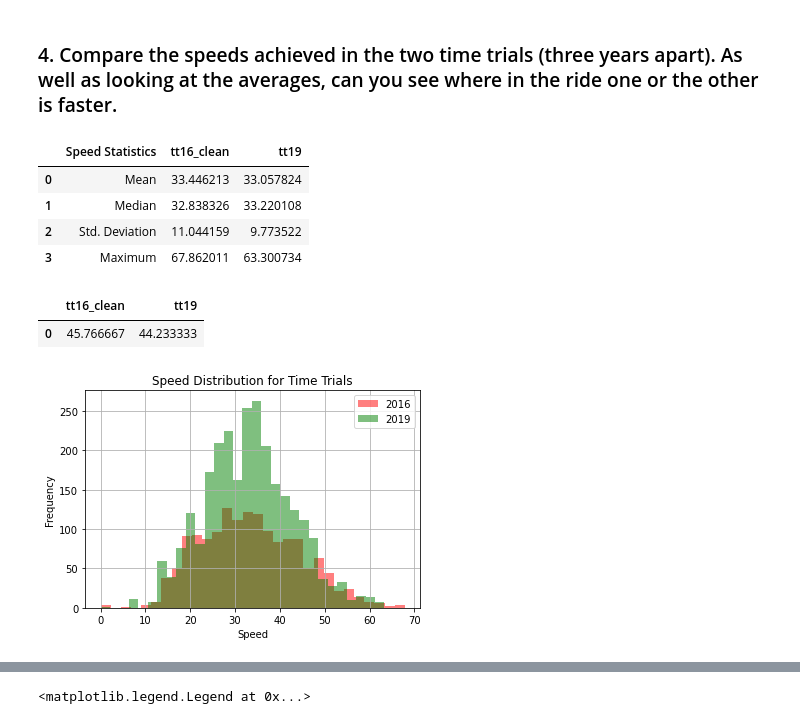
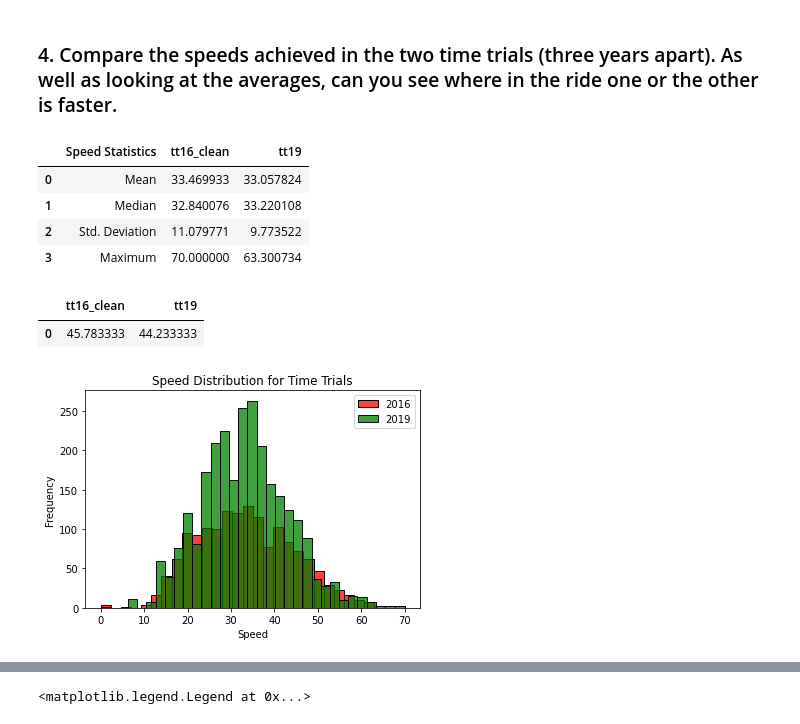
Before and after one commit to felix-rosenberger/Data-Science-Portfolio, a Jupyter notebook: Portfolio 1.ipynb, the cells around one changed output, grey strips where cells are left out. Saved outputs shown, nothing was run; the diff lists cells and outputs as text; code cells hidden in the pictures.

```diff
--- a/Portfolio 1.ipynb
+++ b/Portfolio 1.ipynb
@@ -278,0 +282,8 @@ tt16_clean.describe()
+# %%
+# replace values over 70
+
+tt16["speed2"] = np.where(tt16["speed"] > 70, 70, tt16["speed"])
+tt16_clean = tt16.drop('speed', 1)
+tt16_clean.rename(columns={'speed2': 'speed'}, inplace=True)
+
+tt16_clean.describe()
@@ -290,0 +316,6 @@ It is not very clear if such high heart rates are possible. However, since there
+# %%
+# replace values over 180
+
+tt16_clean["hr"] = np.where(tt16_clean["hr"] > 180, tt16_clean["hr"].median(), tt16_clean["hr"])
+
+tt16_clean.describe()
@@ -423,10 +480,10 @@ tt_speed_comparison = pd.DataFrame({
 tt_speed_comparison
 # %% [output]
 |  | Speed Statistics | tt16_clean | tt19 |
-| 0 | Mean | 33.446213 | 33.057824 |
-| 1 | Median | 32.838326 | 33.220108 |
-| 2 | Std. Deviation | 11.044159 | 9.773522 |
-| 3 | Maximum | 67.862011 | 63.300734 |
+| 0 | Mean | 33.469933 | 33.057824 |
+| 1 | Median | 32.840076 | 33.220108 |
+| 2 | Std. Deviation | 11.079771 | 9.773522 |
+| 3 | Maximum | 70.000000 | 63.300734 |
 # %%
 # compare times
 tt_time_comparison = pd.DataFrame({
@@ -436,19 +493,19 @@ tt_time_comparison = pd.DataFrame({
 tt_time_comparison
 # %% [output]
 |  | tt16_clean | tt19 |
-| 0 | 45.766667 | 44.233333 |
+| 0 | 45.783333 | 44.233333 |
 # %%
 # show speed distribution to validate assumption that tt16 is faster and tt19 will have more low values for speed since median>mean
 
-tt16_clean["speed"].hist(histtype='stepfilled', alpha=.5, bins=30, color='red', label='2016')
-tt19["speed"].hist(histtype='stepfilled', alpha=.5, bins=30, color='green', label='2019')
+sns.histplot(data=tt16_clean["speed"], bins=30, color='red', label='2016')
+sns.histplot(data=tt19["speed"], bins=30, color='green', label='2019')
 plt.xlabel('Speed')
 plt.ylabel('Frequency')
 plt.title('Speed Distribution for Time Trials')
 plt.legend(loc='upper right')
 plt.show()
 # %% [output]
-[figure, old version]
+[figure, new version]
 # %%
 # calculate cumulative sum of racetime tt16
 tt16_clean["racetime"] = tt16_clean["timedelta"].fillna(0).cumsum().div(60).astype(float)
```
Also changed, not shown: parts of 31 cells of this notebook.
